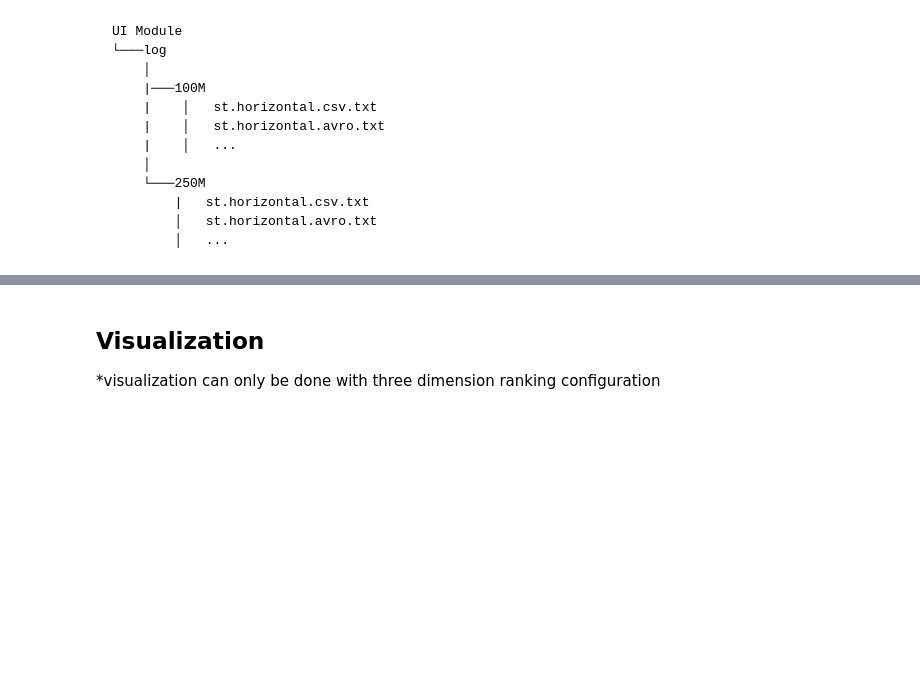
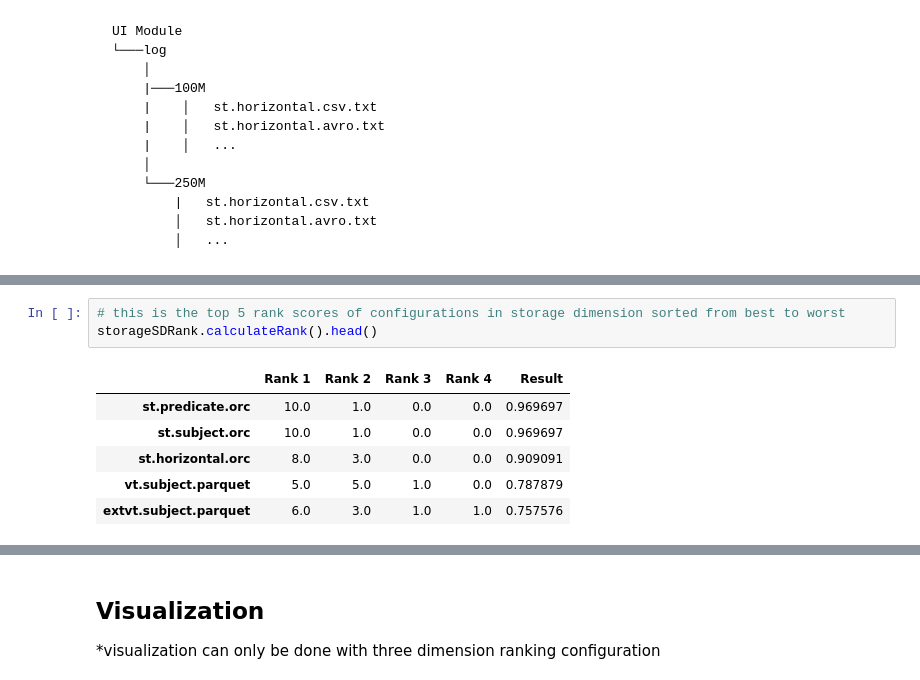
Before and after one commit to DataSystemsGroupUT/PAPyA, a Jupyter notebook: UI Module/BenchRanker.ipynb, the cells around one changed output, grey strips where cells are left out. Saved outputs shown, nothing was run; the diff lists cells and outputs as text; blank space fills up the shorter version.

```diff
--- a/UI Module/BenchRanker.ipynb
+++ b/UI Module/BenchRanker.ipynb
@@ -53,0 +71,10 @@ storageSDRank = SDRank(config, logs, '100M', 'storage')
+# %%
+# this is the top 5 rank scores of configurations in storage dimension sorted from best to worst
+storageSDRank.calculateRank().head()
+# %% [output]
+|  | Rank 1 | Rank 2 | Rank 3 | Rank 4 | Result |
+| st.predicate.orc | 10.0 | 1.0 | 0.0 | 0.0 | 0.969697 |
+| st.subject.orc | 10.0 | 1.0 | 0.0 | 0.0 | 0.969697 |
+| st.horizontal.orc | 8.0 | 3.0 | 0.0 | 0.0 | 0.909091 |
+| vt.subject.parquet | 5.0 | 5.0 | 1.0 | 0.0 | 0.787879 |
+| extvt.subject.parquet | 6.0 | 3.0 | 1.0 | 1.0 | 0.757576 |
```
Also changed, not shown: parts of 58 cells of this notebook, 8 other files.
